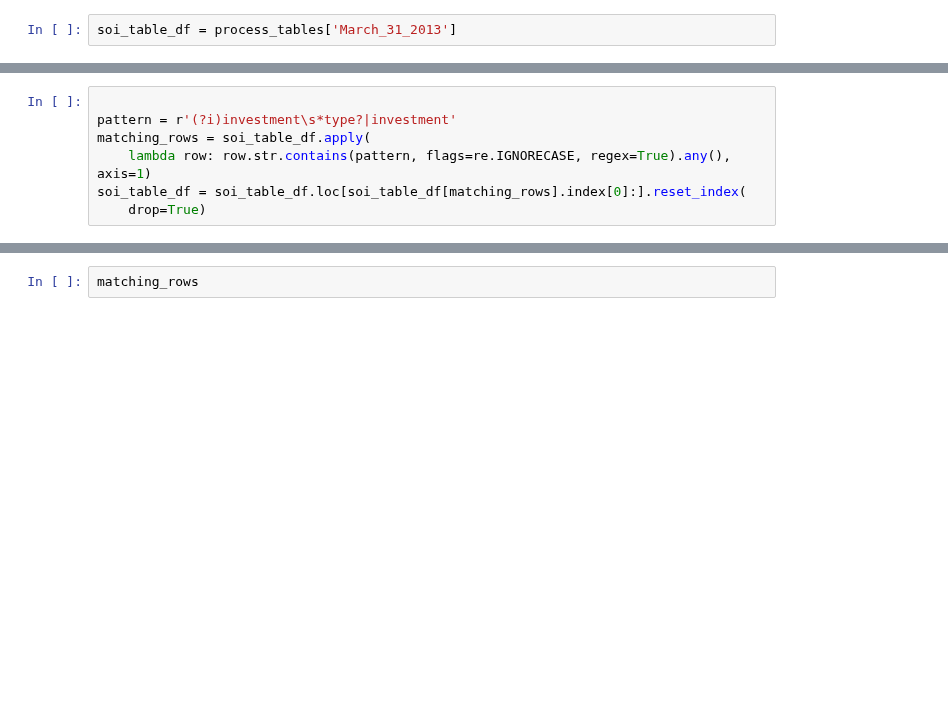
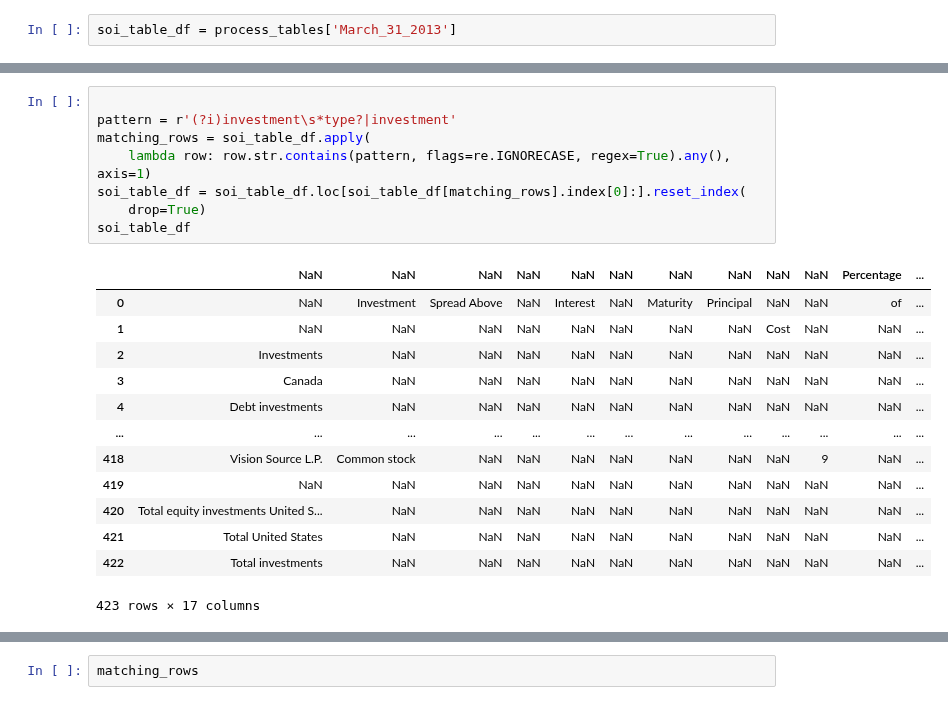
Before and after one commit to fuadh246/BDC_RA, a Jupyter notebook: GBDC/Code/process.ipynb, the cells around one changed output, grey strips where cells are left out. Drawn from its saved outputs; the diff is of its cells as text; blank space fills up the shorter version.

```diff
--- a/GBDC/Code/process.ipynb
+++ b/GBDC/Code/process.ipynb
@@ -124,10 +156,25 @@ soi_table_df
 # %%
 
 pattern = r'(?i)investment\s*type?|investment'
 matching_rows = soi_table_df.apply(
     lambda row: row.str.contains(pattern, flags=re.IGNORECASE, regex=True).any(), axis=1)
 soi_table_df = soi_table_df.loc[soi_table_df[matching_rows].index[0]:].reset_index(
     drop=True)
+soi_table_df
+# %% [output]
+|  | NaN | NaN | NaN | NaN | NaN | NaN | NaN | NaN | NaN | NaN | Percentage | ... |
+| 0 | NaN | Investment | Spread Above | NaN | Interest | NaN | Maturity | Principal | NaN | NaN | of | ... |
+| 1 | NaN | NaN | NaN | NaN | NaN | NaN | NaN | NaN | Cost | NaN | NaN | ... |
+| 2 | Investments | NaN | NaN | NaN | NaN | NaN | NaN | NaN | NaN | NaN | NaN | ... |
+| 3 | Canada | NaN | NaN | NaN | NaN | NaN | NaN | NaN | NaN | NaN | NaN | ... |
+| 4 | Debt investments | NaN | NaN | NaN | NaN | NaN | NaN | NaN | NaN | NaN | NaN | ... |
+| ... | ... | ... | ... | ... | ... | ... | ... | ... | ... | ... | ... | ... |
+| 418 | Vision Source L.P. | Common stock | NaN | NaN | NaN | NaN | NaN | NaN | NaN | 9 | NaN | ... |
+| 419 | NaN | NaN | NaN | NaN | NaN | NaN | NaN | NaN | NaN | NaN | NaN | ... |
+| 420 | Total equity investments United S... | NaN | NaN | NaN | NaN | NaN | NaN | NaN | NaN | NaN | NaN | ... |
+| 421 | Total United States | NaN | NaN | NaN | NaN | NaN | NaN | NaN | NaN | NaN | NaN | ... |
+| 422 | Total investments | NaN | NaN | NaN | NaN | NaN | NaN | NaN | NaN | NaN | NaN | ... |
+423 rows × 17 columns
 # %%
 df = soi_table_df
 
```
Also changed, not shown: parts of 17 cells of this notebook, 6 other files.
